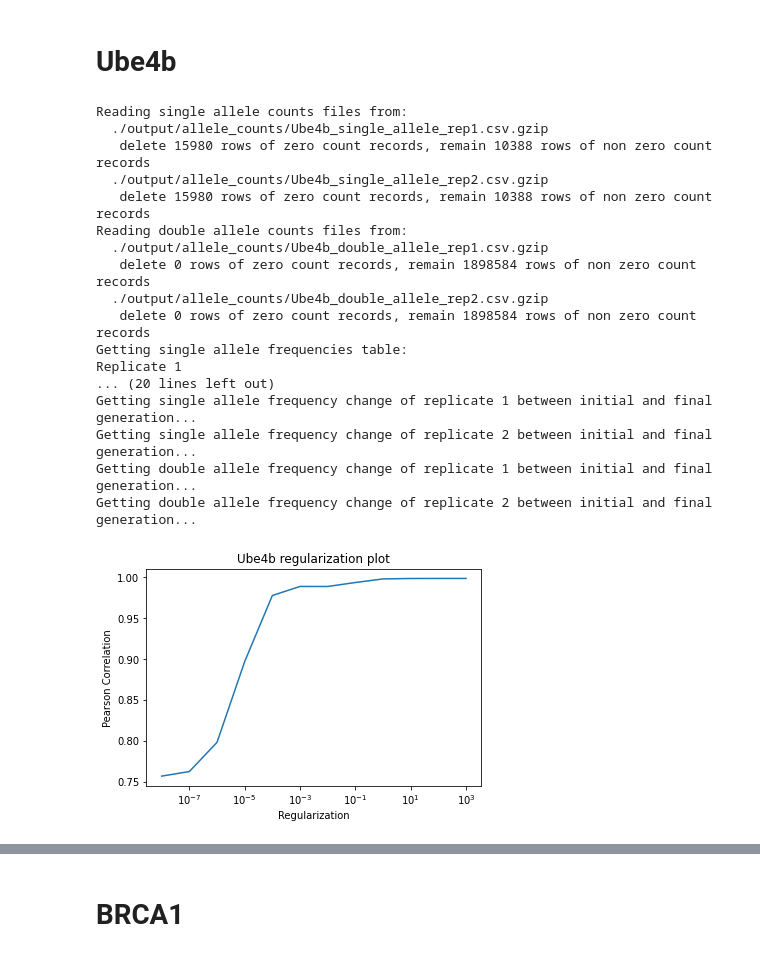
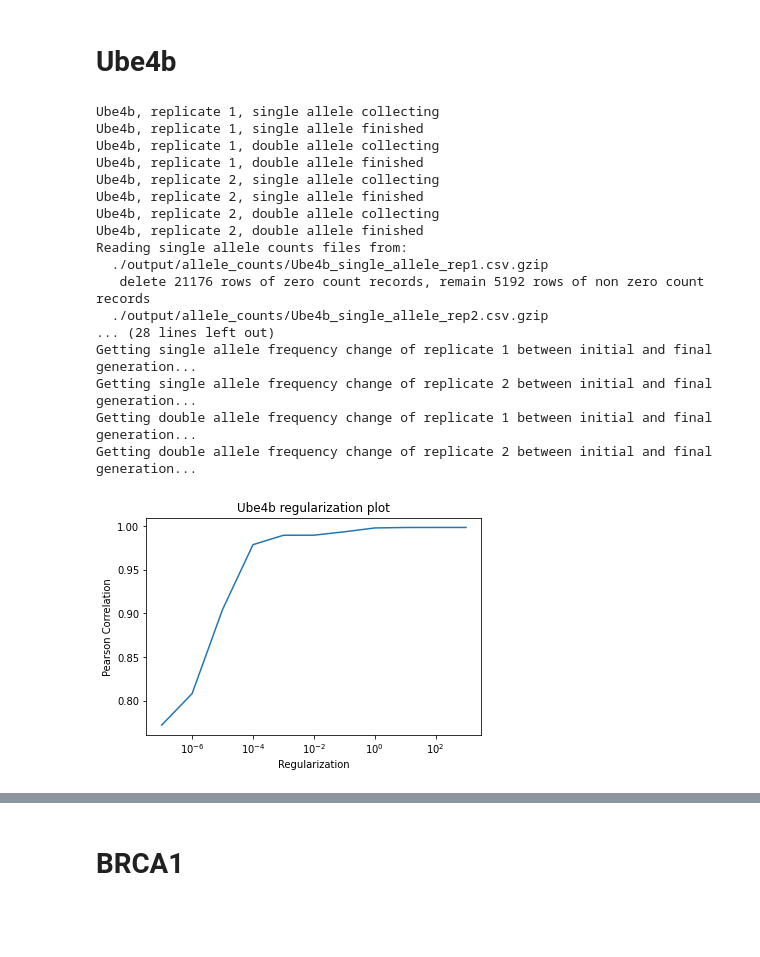
Before and after one commit to bartonlab/paper-DMS-inference, a Jupyter notebook: MPL_inference.ipynb, the cells around one changed output, grey strips where cells are left out. Cells and saved outputs as stored; diff of their text form; code cells hidden in the pictures; blank space fills up the shorter version.

```diff
--- a/MPL_inference.ipynb
+++ b/MPL_inference.ipynb
@@ -177,38 +177,38 @@ Wall time: 13.2 s
 # %%
 %%time
 
 TARGET_PROTEIN_NAME    = 'Ube4b'
 REFERENCE_SEQUENCE     = './data/raw_data/Ube4b_Reference_sequence.txt'
 INPUT_COUNTS_DIR       = './output/allele_counts/'
 OUTPUT_SELECTION_DIR   = './output/selection_coefficients/'
-RAW_HAPLOTYPE          = './data/raw_data/Ube4b_nucleotide_counts.csv'
+RAW_HAPLOTYPE          = './data/raw_data/Ube4b_aa2codon_counts.csv.gz'
 TRANSFORMED_HAPLOTYPE  = './output/haplotype_counts/Ube4b_haplotype_counts.csv.gzip'
 REPLICATES             = 2
 GENERATIONS            = [0, 1, 2, 3]
 HAPLOTYPE_REP_GEN_COL  = {1: ['hgvs_nt', 'Rep_2_c_0', 'Rep_2_c_1','Rep_2_c_2', 'Rep_2_c_3'],
                           2: ['hgvs_nt', 'Rep_3_c_0', 'Rep_3_c_1','Rep_3_c_2', 'Rep_3_c_3'],}
 REGULARIZATION_PERCENT = 10
 
 # If allele counts exist, you can skip output_save_allele execution below
-# popDMS.output_save_allele(TARGET_PROTEIN_NAME, REFERENCE_SEQUENCE, RAW_HAPLOTYPE, TRANSFORMED_HAPLOTYPE, REPLICATES, GENERATIONS, INPUT_COUNTS_DIR, HAPLOTYPE_REP_GEN_COL)
+popDMS.output_save_allele(TARGET_PROTEIN_NAME, REFERENCE_SEQUENCE, RAW_HAPLOTYPE, TRANSFORMED_HAPLOTYPE, REPLICATES, GENERATIONS, INPUT_COUNTS_DIR, HAPLOTYPE_REP_GEN_COL)
 popDMS.full_length_pipeline(TARGET_PROTEIN_NAME, REPLICATES, INPUT_COUNTS_DIR, OUTPUT_SELECTION_DIR, REGULARIZATION_PERCENT)
 # %% [output]
+Ube4b, replicate 1, single allele collecting
+Ube4b, replicate 1, single allele finished
+Ube4b, replicate 1, double allele collecting
+Ube4b, replicate 1, double allele finished
+Ube4b, replicate 2, single allele collecting
+Ube4b, replicate 2, single allele finished
+Ube4b, replicate 2, double allele collecting
+Ube4b, replicate 2, double allele finished
 Reading single allele counts files from:
   ./output/allele_counts/Ube4b_single_allele_rep1.csv.gzip
-   delete 15980 rows of zero count records, remain 10388 rows of non zero count records
+   delete 21176 rows of zero count records, remain 5192 rows of non zero count records
   ./output/allele_counts/Ube4b_single_allele_rep2.csv.gzip
-   delete 15980 rows of zero count records, remain 10388 rows of non zero count records
-Reading double allele counts files from:
-  ./output/allele_counts/Ube4b_double_allele_rep1.csv.gzip
-   delete 0 rows of zero count records, remain 1898584 rows of non zero count records
-  ./output/allele_counts/Ube4b_double_allele_rep2.csv.gzip
-   delete 0 rows of zero count records, remain 1898584 rows of non zero count records
-Getting single allele frequencies table:
-Replicate 1
-... (20 lines left out)
+... (28 lines left out)
 Getting single allele frequency change of replicate 1 between initial and final generation...
 Getting single allele frequency change of replicate 2 between initial and final generation...
 Getting double allele frequency change of replicate 1 between initial and final generation...
 Getting double allele frequency change of replicate 2 between initial and final generation...
-[figure, old version]
+[figure, new version]
 Optimized regularization term = 1.0e-04
```
Also changed, not shown: parts of 2 cells of this notebook, 26 other files.
